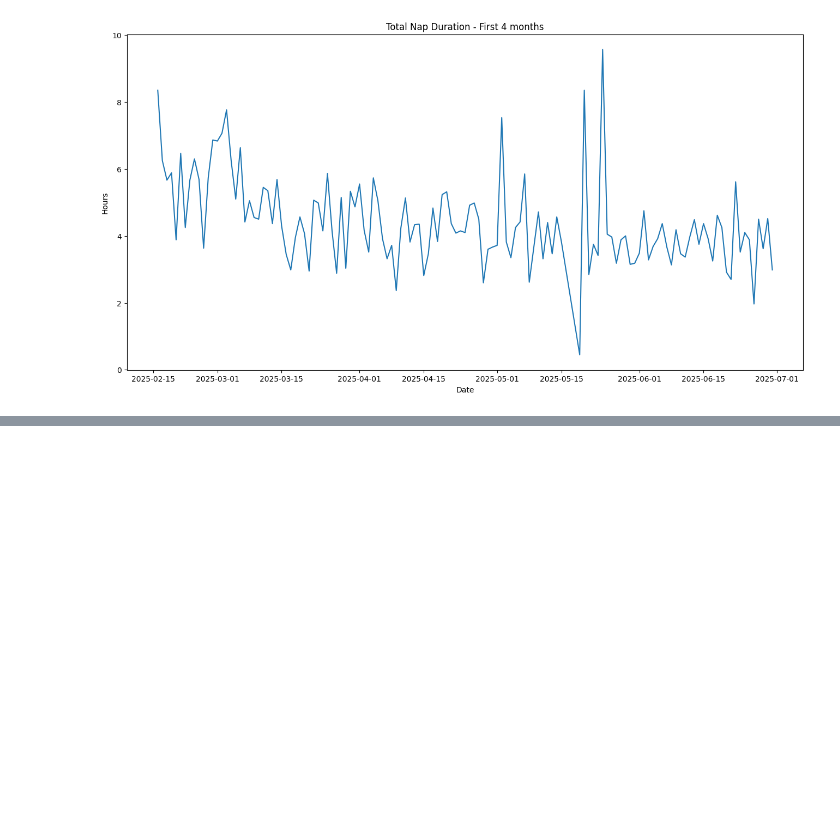
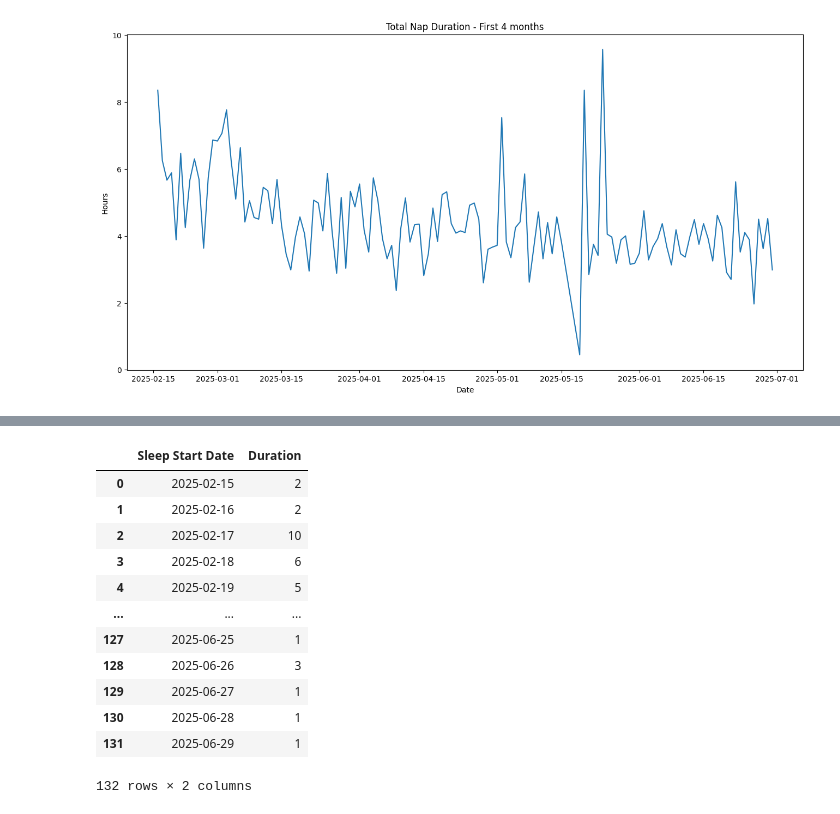
Before and after one commit to trow-land/Data-Science, a Jupyter notebook: Baby Progress/baby_data_analysis.ipynb, the cells around one changed output, grey strips where cells are left out. Cells and saved outputs as stored; diff of their text form; code cells hidden in the pictures; blank space fills up the shorter version.

```diff
--- a/Baby Progress/baby_data_analysis.ipynb
+++ b/Baby Progress/baby_data_analysis.ipynb
@@ -294,0 +346,17 @@ plt.show()
+# %%
+grouped_night_sleeps_count = grouped_night_sleeps_count.to_frame().reset_index()
+grouped_night_sleeps_count
+# %% [output]
+|  | Sleep Start Date | Duration |
+| 0 | 2025-02-15 | 2 |
+| 1 | 2025-02-16 | 2 |
+| 2 | 2025-02-17 | 10 |
+| 3 | 2025-02-18 | 6 |
+| 4 | 2025-02-19 | 5 |
+| ... | ... | ... |
+| 127 | 2025-06-25 | 1 |
+| 128 | 2025-06-26 | 3 |
+| 129 | 2025-06-27 | 1 |
+| 130 | 2025-06-28 | 1 |
+| 131 | 2025-06-29 | 1 |
+132 rows × 2 columns
```
Also changed, not shown: parts of 14 cells of this notebook.
